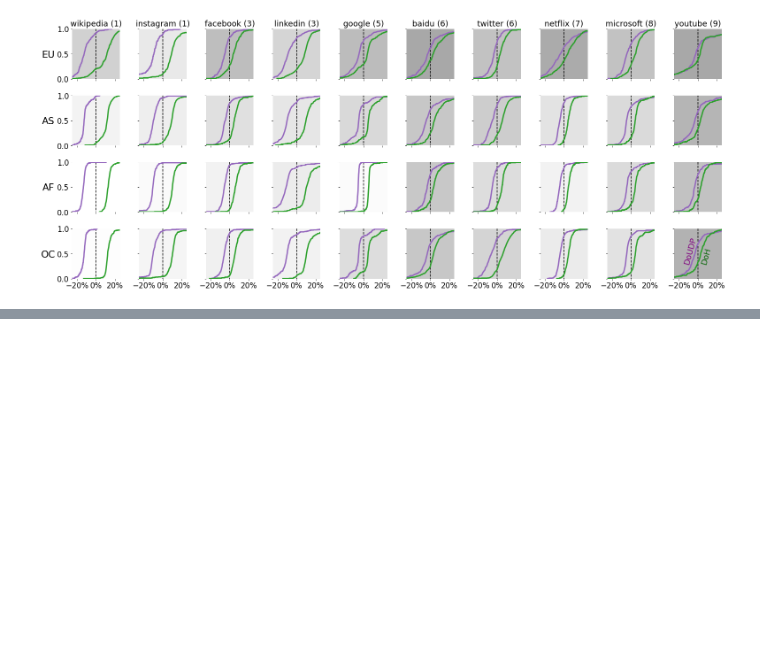
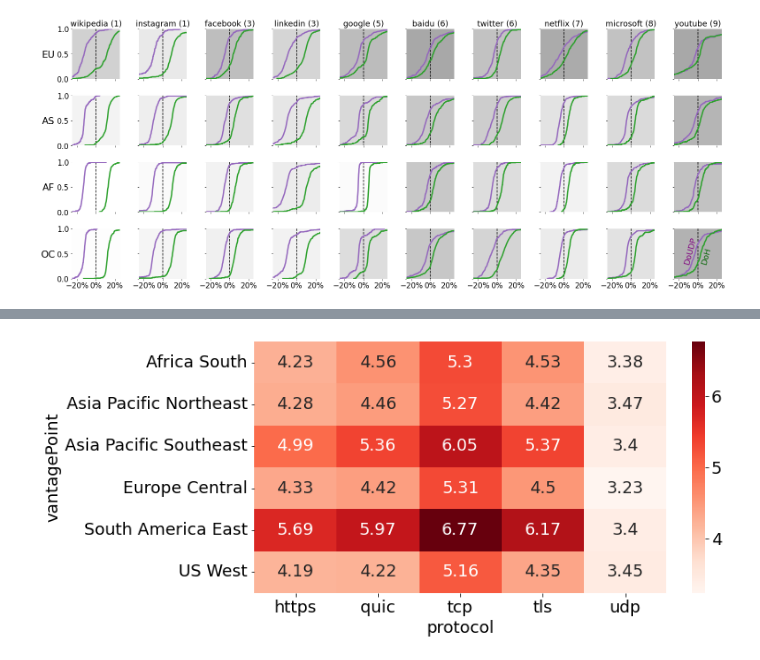
Before and after one commit to Lucapaulo/dns-analysis, a Jupyter notebook: Web-Performance-IMC.ipynb, the cells around one changed output, grey strips where cells are left out. Saved outputs shown, nothing was run; the diff lists cells and outputs as text; code cells hidden in the pictures; blank space fills up the shorter version.

Commit message:
added error inspection cells

```diff
--- a/Web-Performance-IMC.ipynb
+++ b/Web-Performance-IMC.ipynb
@@ -440,0 +468,36 @@ plt.show()
+# %%
+query = """
+SELECT id, server, protocol, vantagePoint, error FROM measurements WHERE (error != '' OR decodedBodySize == 0) AND error NOT LIKE 'Message: timeout%' AND vantagePoint != 'US East';
+"""
+df_errors = pd.read_sql(query, connection, index_col="id")
+df_tmp = df_errors[~df_errors.server.isin(servers_to_exclude)].copy()
+df_errors = df_tmp
+
+query = """
+SELECT id, protocol, server, vantagePoint, error FROM measurements WHERE error LIKE 'Message: timeout%' AND vantagePoint != 'US East';
+"""
+df_timeouts = pd.read_sql(query, connection, index_col="id")
+df_tmp = df_timeouts[~df_timeouts.server.isin(servers_to_exclude)].copy()
+df_timeouts = df_tmp
+
+query = """
+SELECT id, protocol, server, vantagePoint, error FROM measurements WHERE (error != '' OR decodedBodySize == 0) AND vantagePoint != 'US East';
+"""
+df_all_errors = pd.read_sql(query, connection, index_col="id")
+df_tmp = df_all_errors[~df_all_errors.server.isin(servers_to_exclude)].copy()
+df_all_errors = df_tmp
+
+query = """
+SELECT id, server, protocol, vantagePoint, error, decodedBodySize FROM measurements WHERE vantagePoint != 'US East' AND ((cacheWarming == 0) OR ((cacheWarming == 1 AND (error != '' OR decodedBodySize == 0))));
+"""
+df_all = pd.read_sql(query, connection, index_col="id")
+df_tmp = df_all[~df_all.server.isin(servers_to_exclude)].copy()
+df_all = df_tmp
+# %%
+# non timeout errors %
+plt.rcParams["figure.figsize"] = (10,5)
+x = df_errors.groupby(['vantagePoint', 'protocol']).size().unstack() / df_all.groupby(['vantagePoint', 'protocol']).size().unstack() * 100
+sns.heatmap(x, annot=True, fmt='.3g', cmap='Reds')
+plt.show()
+# %% [output]
+[figure, added]
```
Also changed, not shown: parts of 5 cells of this notebook.
